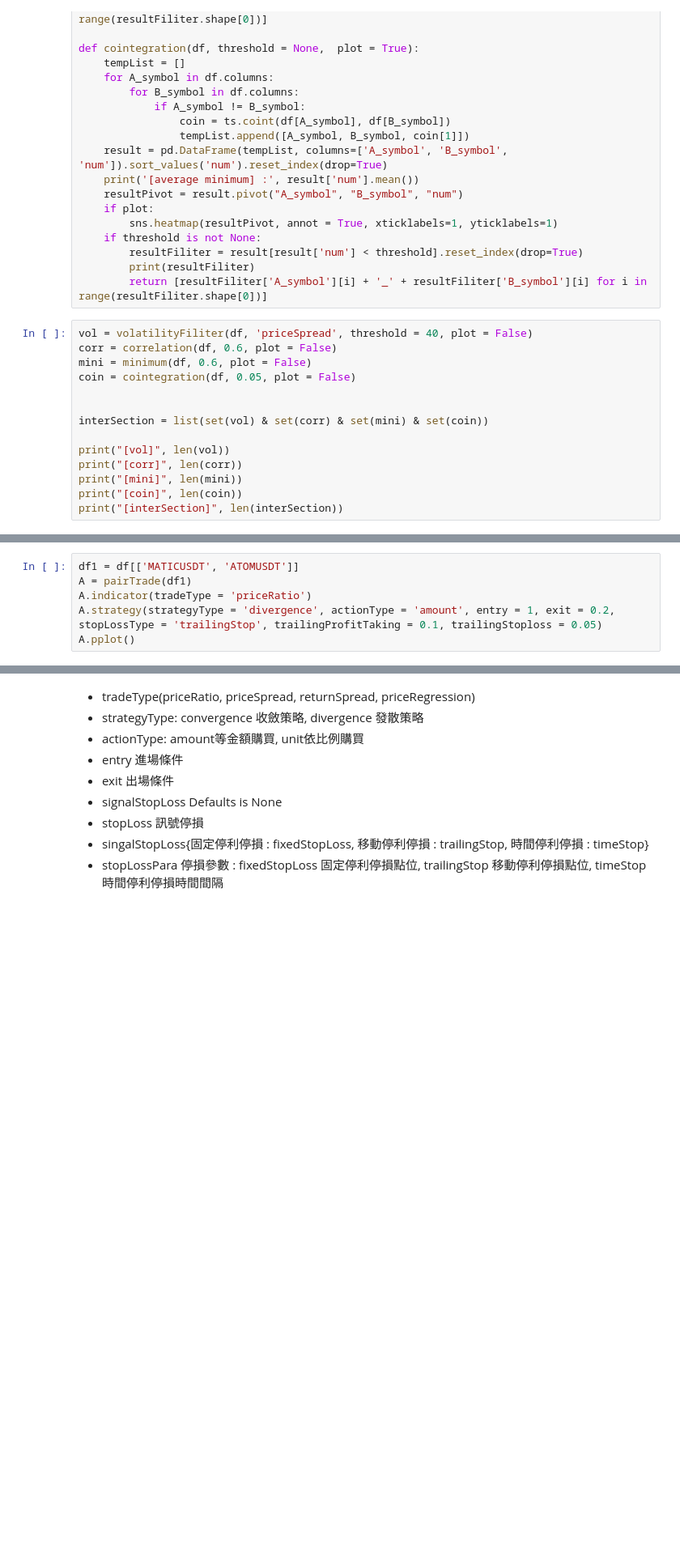
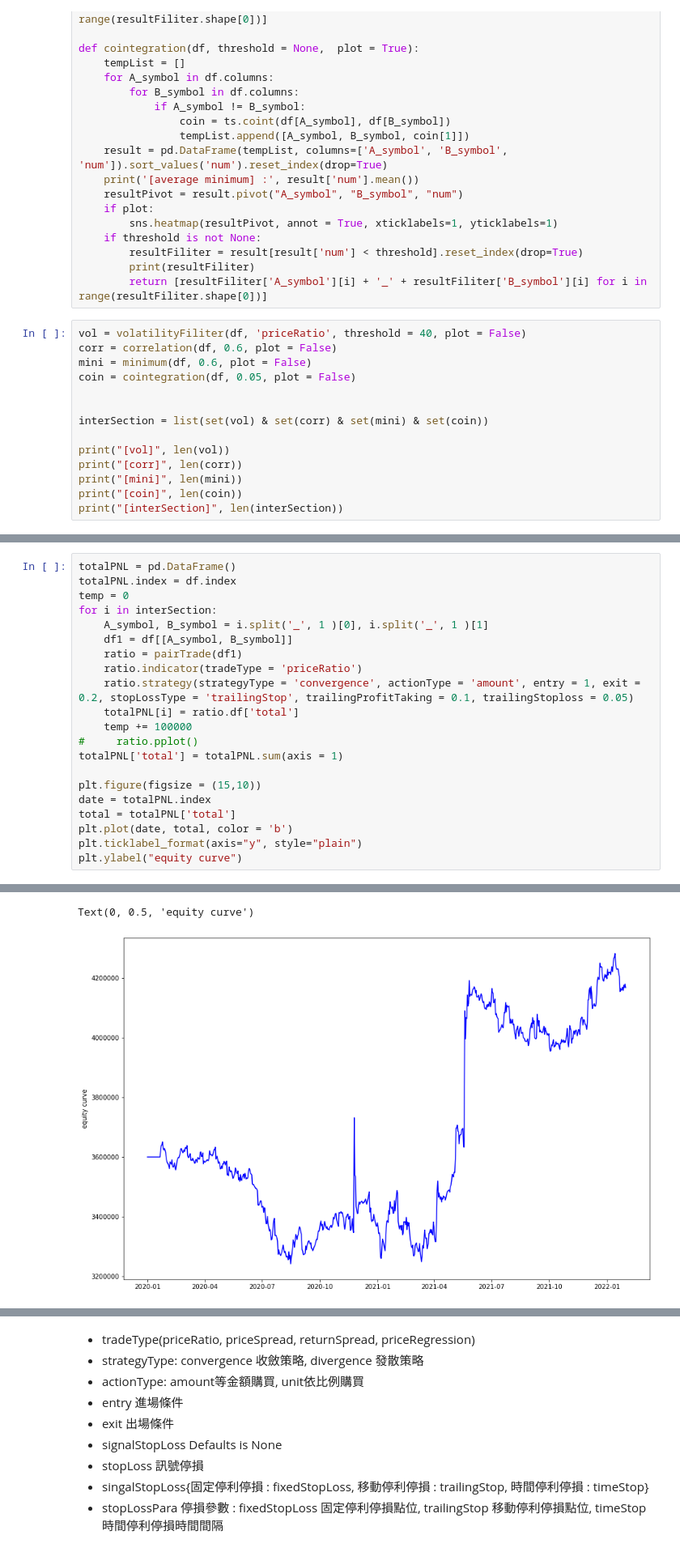
Before and after one commit to jochien889/backtrading, a Jupyter notebook: pairTrade_demo.ipynb, the cells around one changed output, grey strips where cells are left out. Shown at 81% size. Saved outputs shown, nothing was run; the diff lists cells and outputs as text; blank space fills up the shorter version.

Commit message:
combine equity curve

```diff
--- a/pairTrade_demo.ipynb
+++ b/pairTrade_demo.ipynb
@@ -114,7 +117,7 @@ def cointegration(df, threshold = None,  plot = True):
         print(resultFiliter)
         return [resultFiliter['A_symbol'][i] + '_' + resultFiliter['B_symbol'][i] for i in range(resultFiliter.shape[0])]
 # %%
-vol = volatilityFiliter(df, 'priceSpread', threshold = 40, plot = False)
+vol = volatilityFiliter(df, 'priceRatio', threshold = 40, plot = False)
 corr = correlation(df, 0.6, plot = False)
 mini = minimum(df, 0.6, plot = False)
 coin = cointegration(df, 0.05, plot = False)
@@ -133,6 +150,0 @@ print("[interSection]", len(interSection))
-# %%
-df1 = df[['MATICUSDT', 'ATOMUSDT']]
-A = pairTrade(df1)
-A.indicator(tradeType = 'priceRatio')
-A.strategy(strategyType = 'divergence', actionType = 'amount', entry = 1, exit = 0.2, stopLossType = 'trailingStop', trailingProfitTaking = 0.1, trailingStoploss = 0.05)
-A.pplot()
@@ -156,0 +153,22 @@ A.pplot()
+# %%
+totalPNL = pd.DataFrame()
+totalPNL.index = df.index
+temp = 0
+for i in interSection:
+    A_symbol, B_symbol = i.split('_', 1 )[0], i.split('_', 1 )[1]
+    df1 = df[[A_symbol, B_symbol]]
+    ratio = pairTrade(df1)
+    ratio.indicator(tradeType = 'priceRatio')
+    ratio.strategy(strategyType = 'convergence', actionType = 'amount', entry = 1, exit = 0.2, stopLossType = 'trailingStop', trailingProfitTaking = 0.1, trailingStoploss = 0.05)
+    totalPNL[i] = ratio.df['total']
+    temp += 100000
+#     ratio.pplot()
+totalPNL['total'] = totalPNL.sum(axis = 1)
+
+plt.figure(figsize = (15,10))
+date = totalPNL.index
+total = totalPNL['total']
+plt.plot(date, total, color = 'b')
+plt.ticklabel_format(axis="y", style="plain")
+plt.ylabel("equity curve")
+# %% [output]
@@ -157,3 +192,5 @@ A.pplot()
+Text(0, 0.5, 'equity curve')
+[figure, added]
 # %%
 norm_prices = df.divide(df.iloc[0])
 
```
Also changed, not shown: parts of 7 cells of this notebook, 7 other files.
